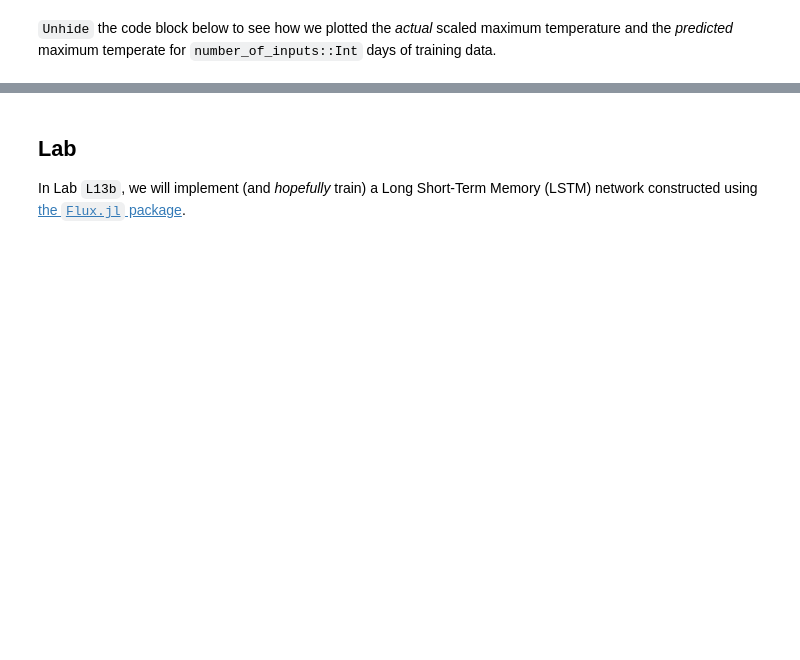
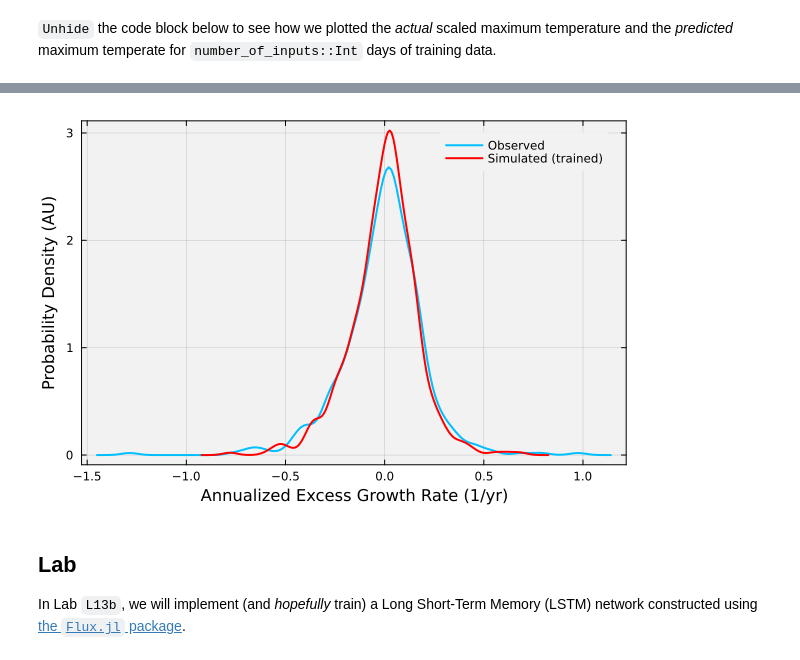
Before and after one commit to varnerlab/CHEME-5820-Lectures-Spring-2025, a Jupyter notebook: lectures/week-13/L13a/CHEME-5820-L13a-LSTM-S2025.ipynb, the cells around one changed output, grey strips where cells are left out. Saved outputs shown, nothing was run; the diff lists cells and outputs as text; code cells hidden in the pictures; blank space fills up the shorter version.

```diff
--- a/lectures/week-13/L13a/CHEME-5820-L13a-LSTM-S2025.ipynb
+++ b/lectures/week-13/L13a/CHEME-5820-L13a-LSTM-S2025.ipynb
@@ -291,3 +295,16 @@ end
+# %%
+let
+
+    ŷ = trainedmodel(xₒ); # get the predicted values
+
+    density(yₒ, label="Observed", bg="gray95", background_color_outside="white",
+            framestyle = :box, fg_legend = :transparent, lw=2, c=:deepskyblue)
+    density!(ŷ, normalize=true, c=:red, label="Simulated (trained)", lw=2)
+    xlabel!("Annualized Excess Growth Rate (1/yr)", fontsize=18)
+    ylabel!("Probability Density (AU)", fontsize=18)
+end
+# %% [output]
+[figure, added]
 # %% [markdown]
 ## Lab
 In Lab `L13b`, we will implement (and _hopefully_ train) a Long Short-Term Memory (LSTM) network constructed using [the `Flux.jl` package](https://github.com/FluxML/Flux.jl).
```
Also changed, not shown: parts of 3 cells of this notebook.
